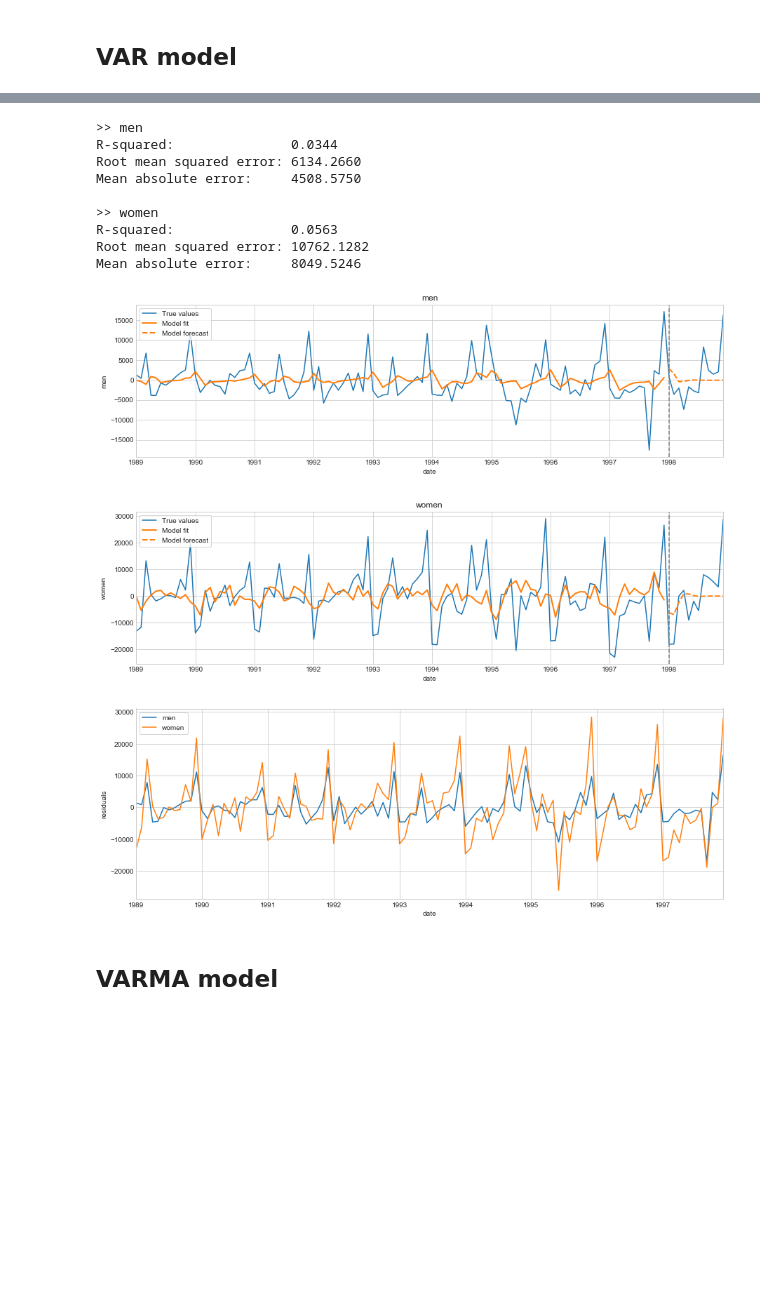
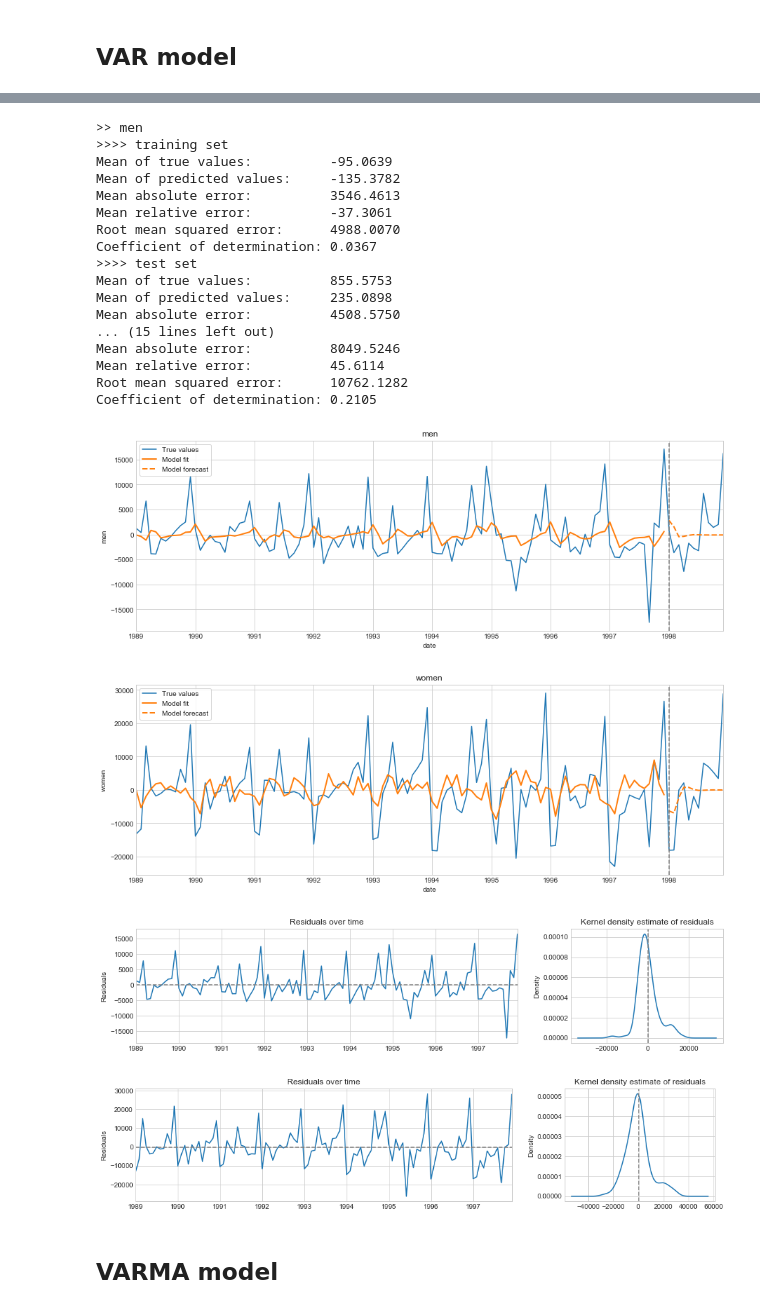
Before and after one commit to LukeBeckerBB/forecasting-toolkit, a Jupyter notebook: 14-var-models.ipynb, the cells around one changed output, grey strips where cells are left out. Saved outputs shown, nothing was run; the diff lists cells and outputs as text; code cells hidden in the pictures; blank space fills up the shorter version.

```diff
--- a/14-var-models.ipynb
+++ b/14-var-models.ipynb
@@ -126,35 +126,48 @@ Warnings:
 # %%
 # Predict and forecast
 Y_pred = model.predict()
 Y_fcst = model.forecast(12)
 
-# Evaluate model on test set
+# Evaluate model on training and test set
 for target in targets:
     print("\n>>", target)
+    print(">>>> training set")
+    h.eval_model(Y_train[target], Y_pred[target])
+    print(">>>> test set")
     h.eval_model(Y_test[target], Y_fcst[target])
 
 # Visualize fit and forecast
 for target in targets:
     h.plot_model(Y_dt[target], Y_pred[target], Y_fcst[target],
                  xlabel=Y.index.name, ylabel=target, title=target)
 # %% [output]
 >> men
-R-squared:               0.0344
-Root mean squared error: 6134.2660
-Mean absolute error:     4508.5750
-
->> women
-R-squared:               0.0563
-Root mean squared error: 10762.1282
-Mean absolute error:     8049.5246
+>>>> training set
+Mean of true values:          -95.0639
+Mean of predicted values:     -135.3782
+Mean absolute error:          3546.4613
+Mean relative error:          -37.3061
+Root mean squared error:      4988.0070
+Coefficient of determination: 0.0367
+>>>> test set
+Mean of true values:          855.5753
+Mean of predicted values:     235.0898
+Mean absolute error:          4508.5750
+... (15 lines left out)
+Mean absolute error:          8049.5246
+Mean relative error:          45.6114
+Root mean squared error:      10762.1282
+Coefficient of determination: 0.2105
-[figure, old version]
+[figure, new version]
-[figure, old version]
+[figure, new version]
 # %%
 # Plot residuals
 residuals = Y_train - Y_pred
-h.plot_series(*[residuals[t] for t in targets], xlabel=residuals.index.name, ylabel="residuals")
+for target in targets:
+    h.plot_residuals(residuals[target], figsize=(15,3))
 # %% [output]
-[figure, old version]
+[figure, new version]
+[figure, added]
 # %% [markdown]
 ## VARMA model
 # %%
```
Also changed, not shown: parts of 5 cells of this notebook, 9 other files.
